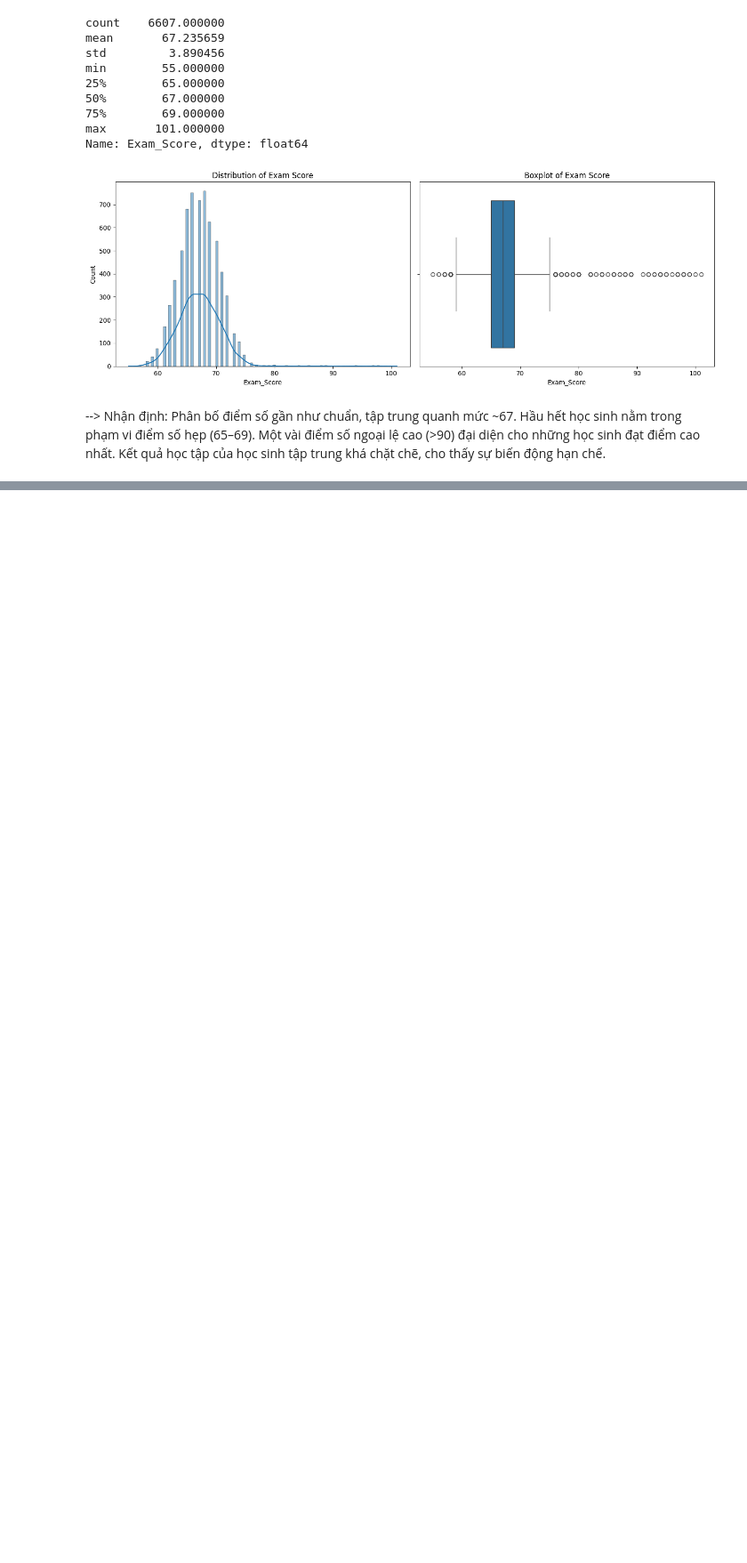
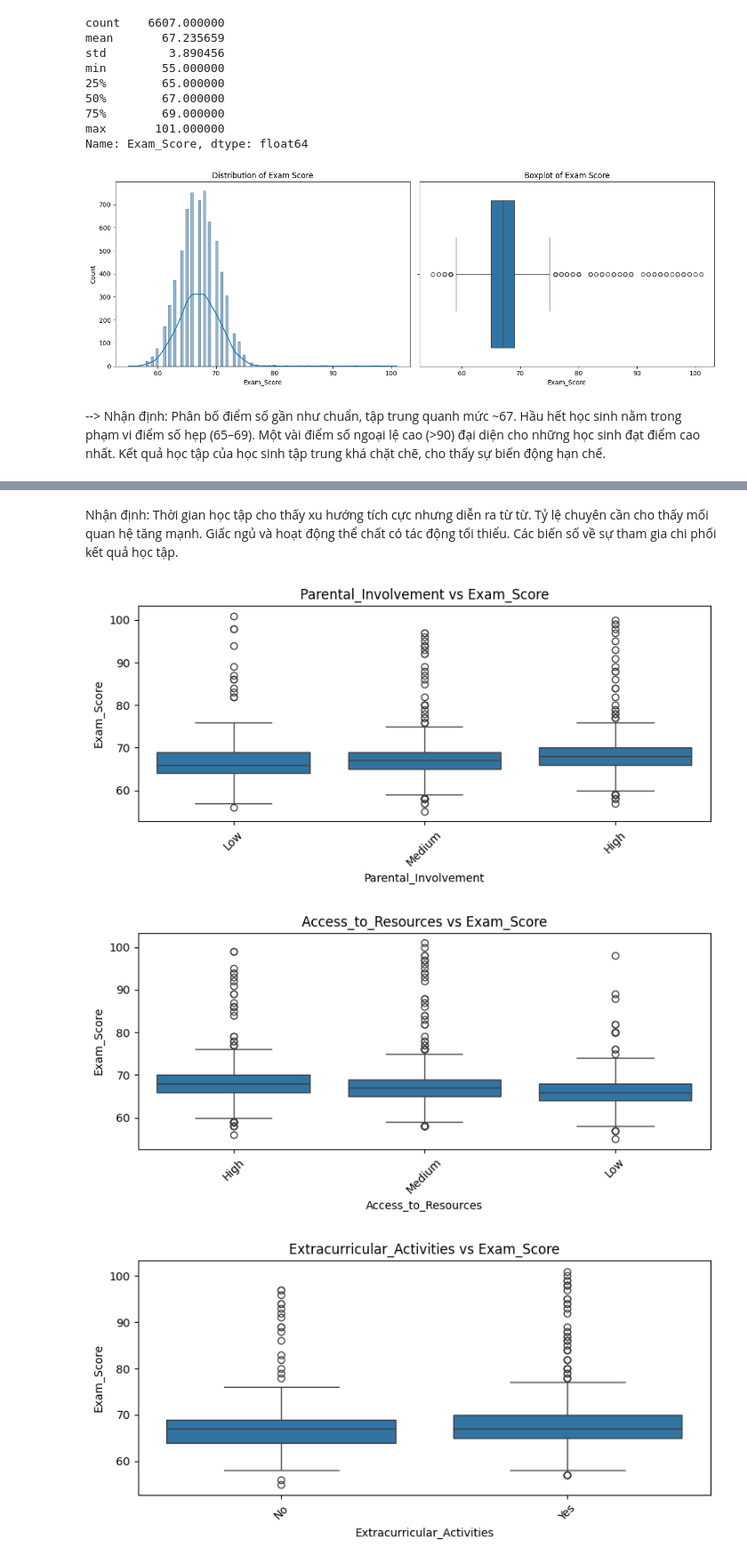
Before and after one commit to thuyntp26/LinearRegression, a Jupyter notebook: hoiquy_student.ipynb, the cells around one changed output, grey strips where cells are left out. Shown at 89% size. Cells and saved outputs as stored; diff of their text form; code cells hidden in the pictures; blank space fills up the shorter version.

```diff
--- a/hoiquy_student.ipynb
+++ b/hoiquy_student.ipynb
@@ -125,0 +202,17 @@ Name: Exam_Score, dtype: float64
+# %% [markdown]
+Nhận định: Thời gian học tập cho thấy xu hướng tích cực nhưng diễn ra từ từ. Tỷ lệ chuyên cần cho thấy mối quan hệ tăng mạnh. Giấc ngủ và hoạt động thể chất có tác động tối thiểu. Các biến số về sự tham gia chi phối kết quả học tập.
+# %%
+# =========================
+# CATEGORICAL FEATURES VS TARGET
+# =========================
+for col in categorical_cols:
+    plt.figure(figsize=(8, 4))
+    sns.boxplot(data=df, x=col, y=target_col)
+    plt.title(f"{col} vs {target_col}")
+    plt.xticks(rotation=45)
+    plt.tight_layout()
+    plt.show()
+# %% [output]
+[figure, added]
+[figure, added]
+[figure, added]
```
Also changed, not shown: parts of 12 cells of this notebook.
